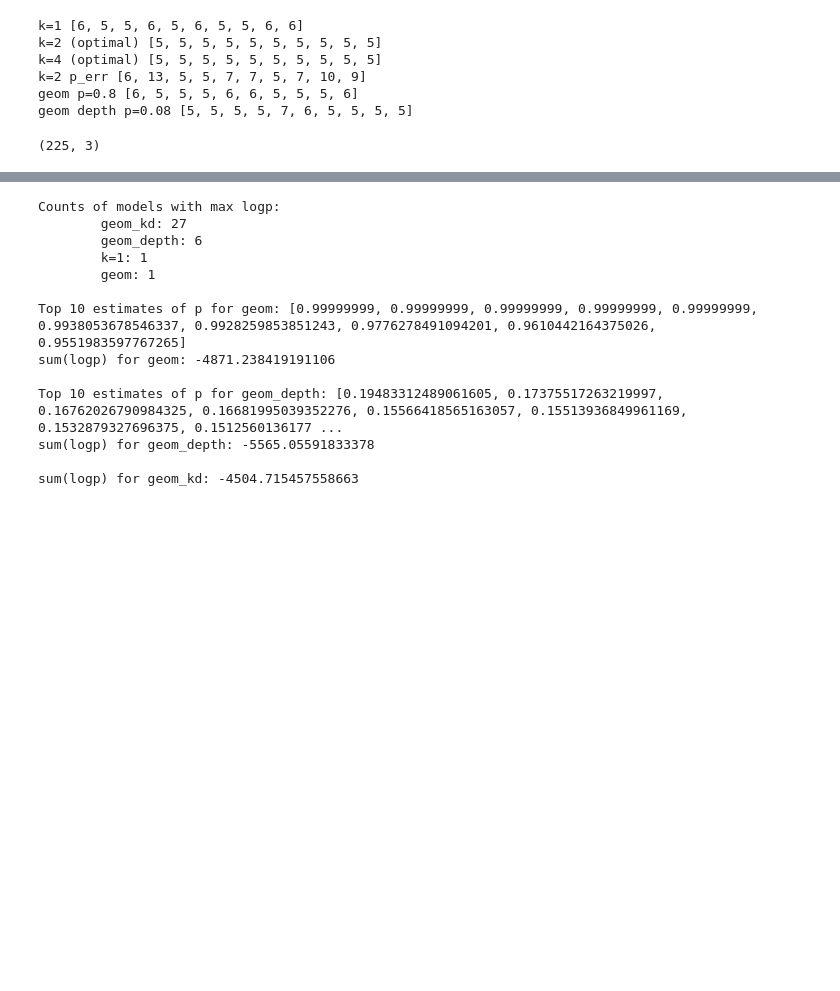
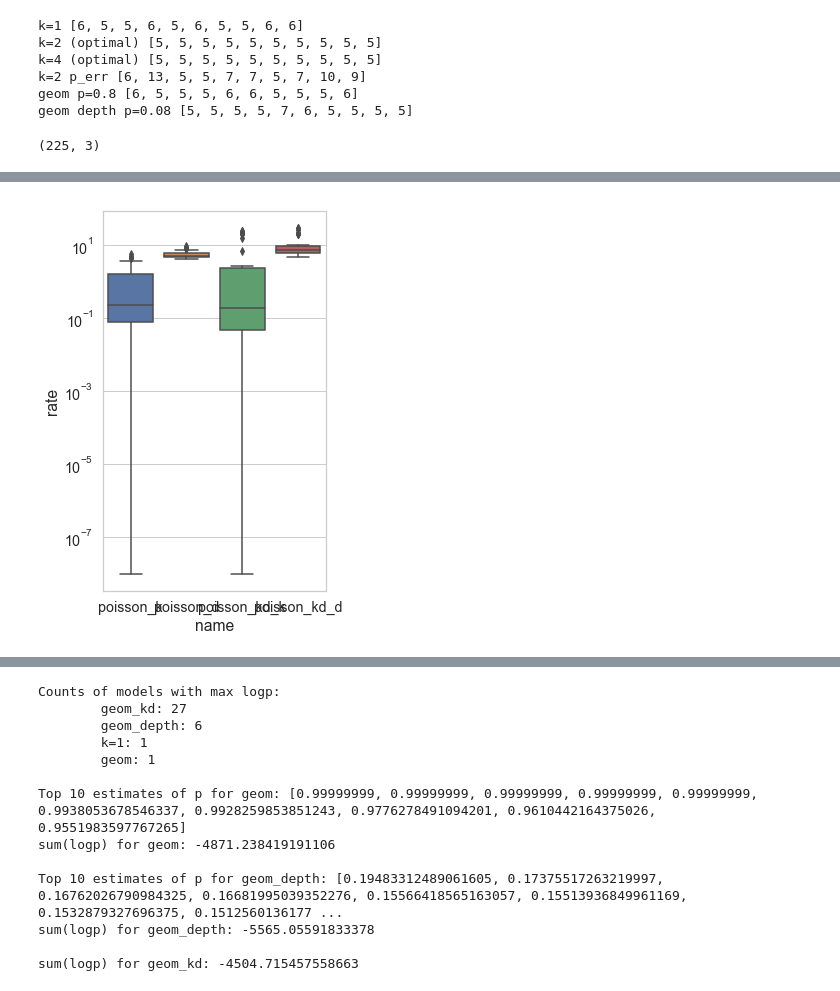
Before and after one commit to fredcallaway/multigoals, a Jupyter notebook: analysis/main.ipynb, the cells around one changed output, grey strips where cells are left out. Cells and saved outputs as stored; diff of their text form; code cells hidden in the pictures; blank space fills up the shorter version.

```diff
--- a/analysis/main.ipynb
+++ b/analysis/main.ipynb
@@ -120,5 +203,5 @@ df.head()
 # %%
-unique_problems = set([s[0] for s in df.states])
+unique_problems = set([s[0] for s in df_to_analyze.states])
 unique_problems_by_block = {}
 for p in unique_problems:
     unique_problems_by_block.setdefault(blockworld.Blockworld.count_blocks(p), []).append(p)
@@ -806,7 +796,7 @@ arbitrary_problem = blockworld.Blockworld(arbitrary_state, model.make_goals(arbi
 
 pid_to_fit = {
     pid: _fit_models(arbitrary_problem, agent_names, model_inputs[pid]['model_p'], model_inputs[pid]['rand_p'])
-    for pid in curr_df.pid.unique()
+    for pid in model_inputs.keys()
 }
 # %%
 def _truncated_discrete_dist(dist, vals):
@@ -847,22 +837,20 @@ def _latent_variable_model(params, action_lk, values, rand_p, _make_dist):
     return -_noise_model_loglik(p_err, model_p, rand_p)
 
 
-def _simple_minimize(fn, num_params, args=(), random_x0=False):
+def _simple_minimize(fn, num_params, args=(), random_x0=False, bounds=None):
     eps = 1e-08
     # Trying to avoid issues when a probability can be 0
     safe_bounds = [eps, 1-eps]
+    if bounds is None:
+        bounds = [safe_bounds] * num_params
+
     if random_x0:
-        start_val = lambda: random.uniform(*safe_bounds)
+        start_val = lambda bound: random.uniform(*bound)
     else:
-        start_val = lambda: 0.5
+        start_val = lambda bound: 0.5
 
-    x0 = [start_val() for _ in range(num_params)]
-    res = minimize(
-        fn,
-        x0,
-        bounds=[safe_bounds] * num_params,
-        args=args,
-        method='L-BFGS-B')
+    x0 = [start_val(bound) for bound in bounds]
+    res = minimize(fn, x0, bounds=bounds, args=args, method='L-BFGS-B')
     assert res.success, f'Model fitting failed. {res}'
     #assert np.all(x0 != res.x), 'Model fit was the same as input parameters.'
     if np.any(x0 == res.x):
@@ -908,7 +896,7 @@ def _hi(agent_names, action_lk, rand_p):
         for n_k in range(1, 50):
             r = [
                 (_simple_minimize(_latent_variable_model, 2, args=(d_action_lk, ds, rand_p, dist_fn)), n_k)
-                for _ in range(5)
+                for _ in range(10)
             ]
             r = [(m, v) for (m, v) in r if m is not None]
             if not r:
@@ -933,7 +921,7 @@ def _hi(agent_names, action_lk, rand_p):
     p_k, p_err = res.x
     print(f'best result for binom using new method: logp={-res.fun} p_k {p_k}, p_err {p_err}, n_k {n_k}')
 
-pid = 6 # weird shape!
+pid = 10 # weird shape!
 #for pid in tqdm(list(model_inputs.keys())[:10]):
 plt.figure()
 _hi(agent_names, model_inputs[pid]['model_p'], model_inputs[pid]['rand_p'])
@@ -978,0 +1086,19 @@ _add_binomial_models(pid_to_fit)
+# %%
+fitted_param_df = []
+for pid, fits in sorted(pid_to_fit.items()):
+    fitted_param_df += [
+        dict(name=name, rate=fits[name]['rate'])
+        for name in ['poisson_k', 'poisson_d']
+    ] + [
+        dict(name='poisson_kd_k', rate=fits['poisson_kd']['rate_k']),
+        dict(name='poisson_kd_d', rate=fits['poisson_kd']['rate_d']),
+    ]
+
+fitted_param_df = pd.DataFrame(fitted_param_df)
+f, ax = plt.subplots(figsize=(4, 7))
+sns.boxplot(x='name', y='rate', data=fitted_param_df, ax=ax)
+#ax.set_yticks(np.arange(0, 9, 0.5))
+ax.set_yscale('log')
+None
+# %% [output]
+[figure, added]
```
Also changed, not shown: parts of 54 cells of this notebook, 7 other files.
